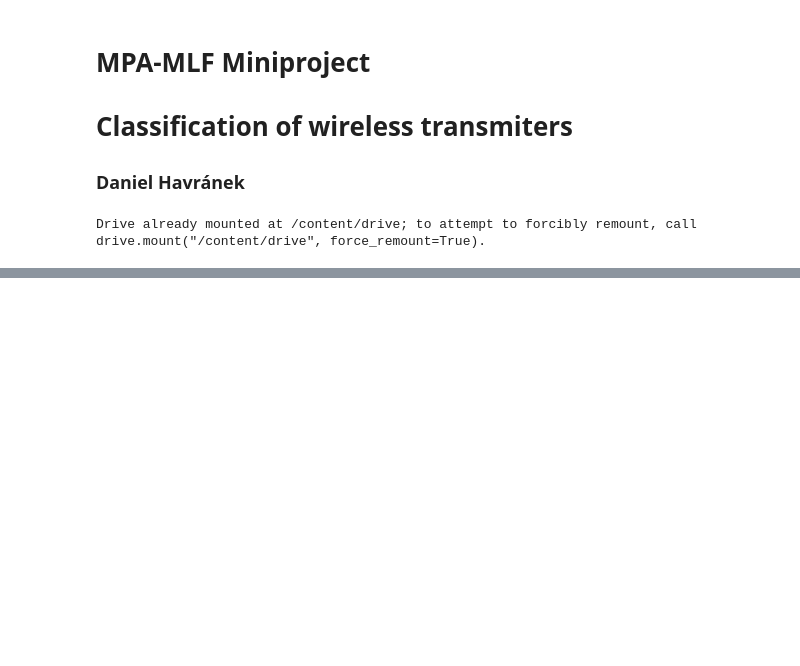
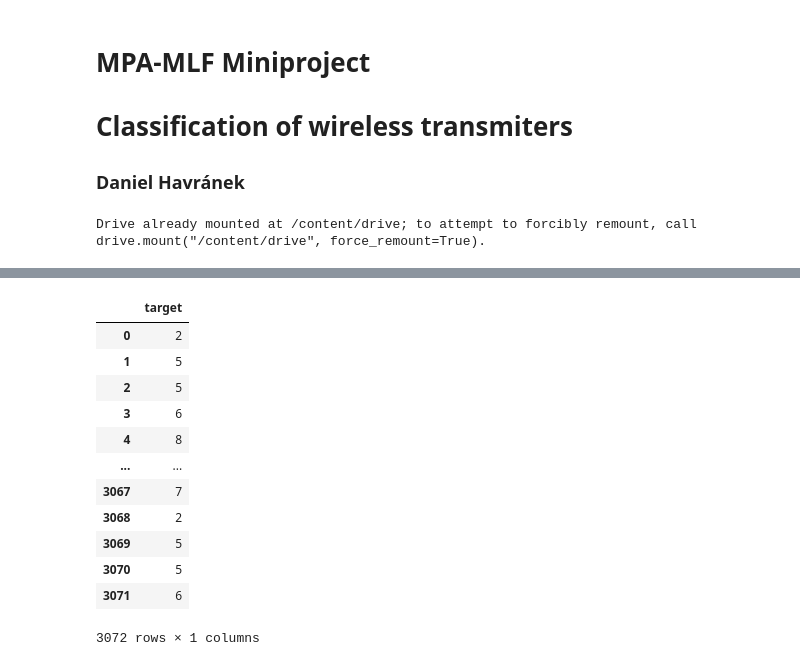
Before and after one commit to Dan5049/MPC-MLF, a Jupyter notebook: Miniproject/MLF_Miniproject_Havranek.ipynb, the cells around one changed output, grey strips where cells are left out. Saved outputs shown, nothing was run; the diff lists cells and outputs as text; code cells hidden in the pictures; blank space fills up the shorter version.

```diff
--- a/Miniproject/MLF_Miniproject_Havranek.ipynb
+++ b/Miniproject/MLF_Miniproject_Havranek.ipynb
@@ -145,0 +119,13 @@ print(res)
+# %%
+prediction = model.predict([x_val])
+print(prediction.shape)
+
+index = np.argmax(prediction, axis=1)
+res = index + 1
+result = pd.DataFrame({'id': np.arange(0, len(res)), 'target': res})
+
+result = result.drop("id", axis=1)
+
+from google.colab import files
+result.to_csv('result.csv')
+files.download('result.csv')
@@ -145,0 +137,16 @@ print(res)
+# %%
+result
+# %% [output]
+|  | target |
+| 0 | 2 |
+| 1 | 5 |
+| 2 | 5 |
+| 3 | 6 |
+| 4 | 8 |
+| ... | ... |
+| 3067 | 7 |
+| 3068 | 2 |
+| 3069 | 5 |
+| 3070 | 5 |
+| 3071 | 6 |
+3072 rows × 1 columns
```
Also changed, not shown: parts of 9 cells of this notebook, 1 other file.
